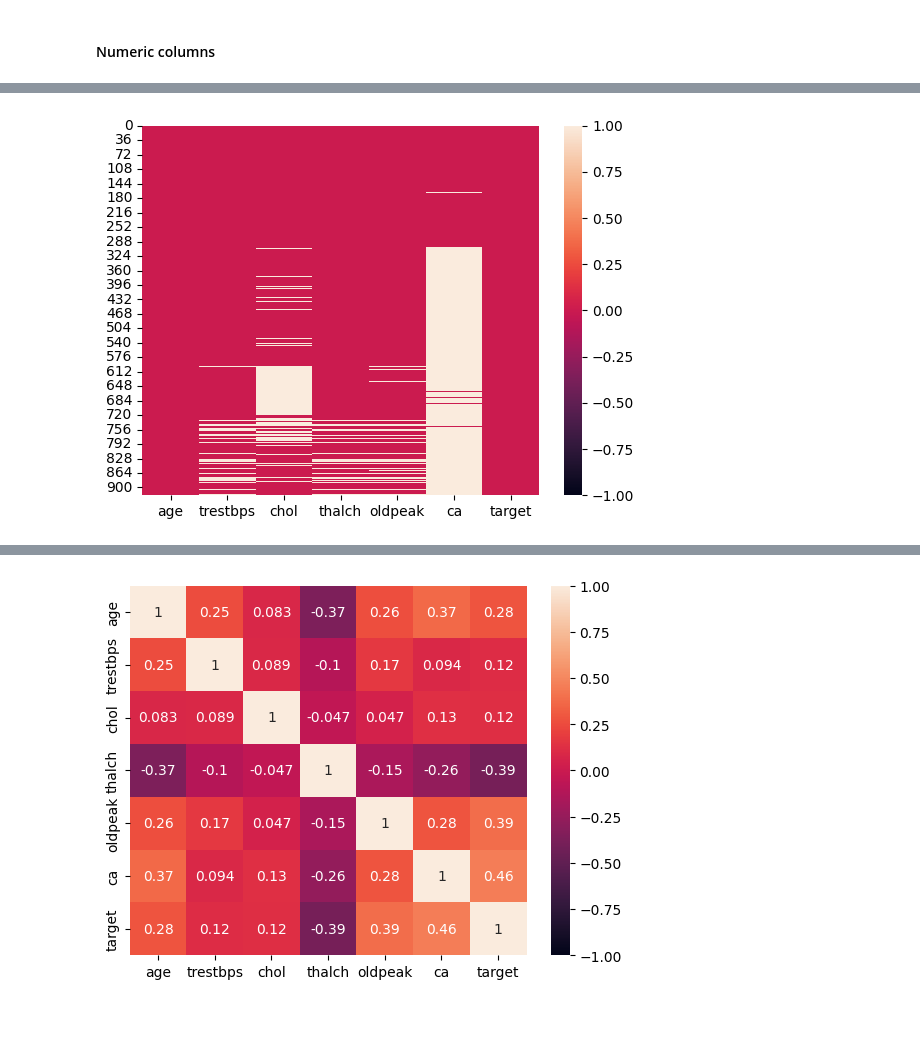
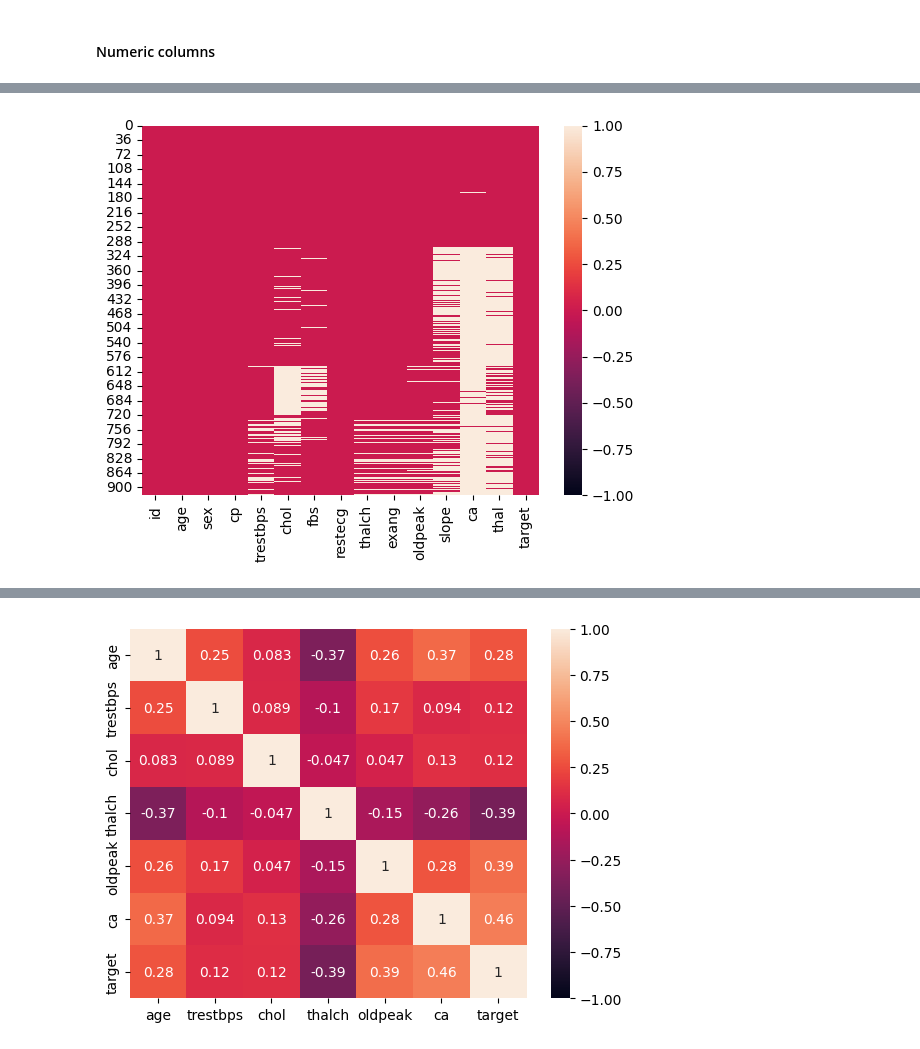
Before and after one commit to lehoanggiavi/ThuThap-XuLyData, a Jupyter notebook: Code/Vi/CodePhu.ipynb, the cells around one changed output, grey strips where cells are left out. Saved outputs shown, nothing was run; the diff lists cells and outputs as text; code cells hidden in the pictures; blank space fills up the shorter version.

```diff
--- a/Code/Vi/CodePhu.ipynb
+++ b/Code/Vi/CodePhu.ipynb
@@ -131,12 +115,12 @@ df_numeric[df_numeric['trestbps'] == 0]
 #### Kiểm tra các giá trị bằng 0
 - Vì 0 đối với các chỉ số trên là 0 hợp lý điều này gây nhiễu cho bộ data trên, nên cần chuyển về Nan
 # %%
-for col in df_numeric[['trestbps', 'chol',	'thalch']]:
+for col in df_heart[['trestbps', 'chol', 'thalch']]:
     # Đếm số lượng giá trị 0 trước khi thay thế
-    zero_count = df_numeric[df_numeric[col] == 0].shape[0]
+    zero_count = df_heart[df_heart[col] == 0].shape[0]
 
     # Thay thế giá trị 0 bằng NaN
-    df_numeric[col] = df_numeric[col].replace(0, np.nan)
+    df_heart[col] = df_heart[col].replace(0, np.nan)
 
     # In thông tin
     print(f"Column: {col}, Dem_GT_0: {zero_count}")
@@ -172,6 +172,6 @@ ca          611
 target        0
 dtype: int64
 # %%
-sns.heatmap(df_numeric.isna(), vmin=-1, vmax=1);
+sns.heatmap(df_heart.isna(), vmin=-1, vmax=1);
 # %% [output]
-[figure, old version]
+[figure, new version]
```
Also changed, not shown: parts of 38 cells of this notebook, 1 other file.
